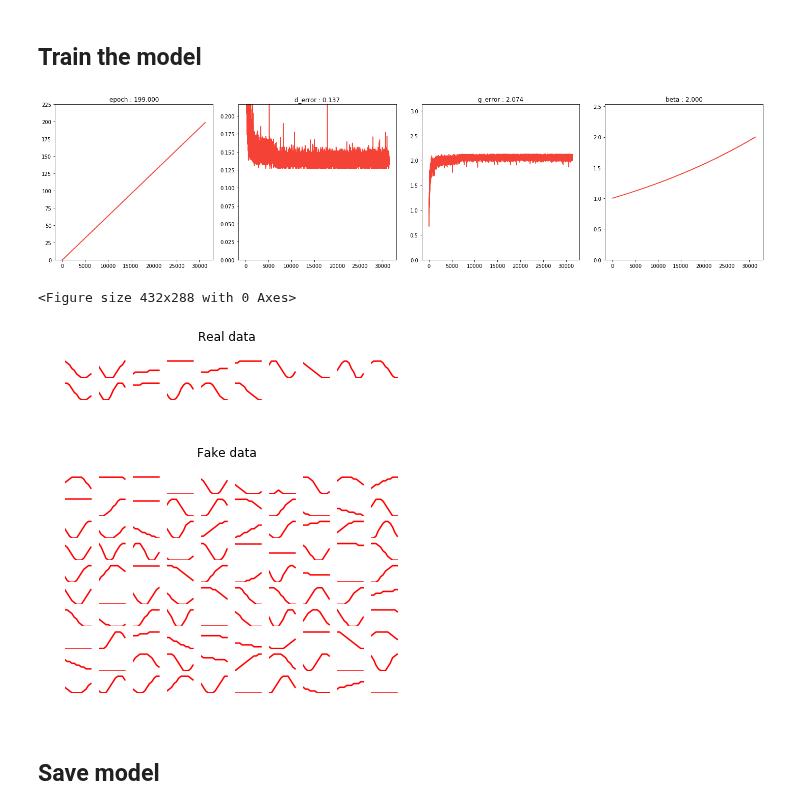
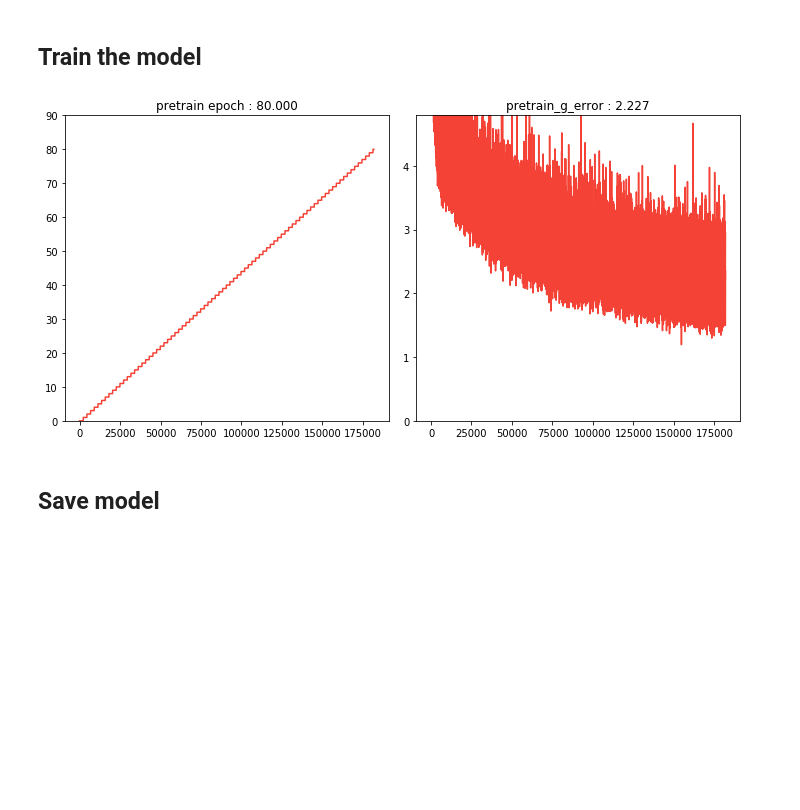
Before and after one commit to mhattingpete/GenerativeAdversarialNetworks, a Jupyter notebook: Notebooks/COCOCaptions/SARNNGAN-Gumbel.ipynb, the cells around one changed output. Drawn from its saved outputs; the diff is of its cells as text; code cells hidden in the pictures; blank space fills up the shorter version.

```diff
--- a/Notebooks/COCOCaptions/SARNNGAN-Gumbel.ipynb
+++ b/Notebooks/COCOCaptions/SARNNGAN-Gumbel.ipynb
@@ -50,7 +75,8 @@ max_seq_len = data_dict["max_seq_len"]
 # %% [markdown]
 ## Training setup
 # %%
-lr = 1e-4
+g_lr = 1e-4
+d_lr = 3e-5
 
 noise_size = 128
 
@@ -63,13 +89,13 @@ generator = GumbelSARNNGenerator(hidden_size=256,noise_size=noise_size,output_si
 discriminator = GumbelSARNNDiscriminator(input_size=num_classes,hidden_size=256,output_size=1).to(device)
 
 # otpimizers
-g_optimizer = optim.Adam(generator.parameters(),lr=lr)
-d_optimizer = optim.Adam(discriminator.parameters(),lr=lr)
+g_optimizer = optim.Adam(generator.parameters(),lr=g_lr)
+d_optimizer = optim.Adam(discriminator.parameters(),lr=d_lr)
 g_lr_scheduler = optim.lr_scheduler.ReduceLROnPlateau(g_optimizer,mode="min",factor=0.5,patience=2,verbose=True)
 
 # losses
 loss_fun = nn.BCEWithLogitsLoss()
-loss_weight = torch.ones(vocab_size).to(device)
+loss_weight = torch.ones(num_classes).to(device)
 loss_weight[SOS_TOKEN] = 0.0
 #loss_weight[EOS_TOKEN] = 0.0
 #loss_weight[UNK_TOKEN] = 0.0
@@ -91,7 +117,7 @@ Number of parameters in total: 801942
 # %% [markdown]
 ### Pretrain Generator
 # %%
-def pretrain_generator(real_data,fake_data,optimizer):
+def pretrain_generator(real_data,fake_data,optimizer,model):
     '''
     Pretrain the generator to generate realistic samples for a good initialization
     '''
@@ -103,8 +129,10 @@ def pretrain_generator(real_data,fake_data,optimizer):
     fake_data = torch.log(fake_data+1e-8)
     for i in range(fake_data.size(1)):
         loss += pretrain_loss_fun(fake_data[:,i,:],real_data[:,i])
+    loss /= fake_data.size(1)
     loss.backward()
 
+    nn.utils.clip_grad_norm_(model.parameters(),max_norm=1,norm_type="inf")
     optimizer.step()
     return loss
 # %% [markdown]
@@ -195,99 +223,106 @@ g_error = 0
 
 # pretrain generator
 for ep in range(epochs_pretrain):
+    train_iter = iter(train_data)
     batch_error = []
     for n_batch,batch in enumerate(train_iter):
-        real_data = batch.text
+        real_data = batch.text.to(device)
         N = real_data.size(0)
         num_steps = real_data.size(1)
-        real_data_onehot = onehot(real_data,vocab_size)#.to(device)
+        real_data_onehot = onehot(real_data,num_classes)
 
         # Generate fake data
         generator.train()
         noise = sample_noise(N,noise_size,device)
         fake_data = generator(z=noise,num_steps=num_steps,temperature=pretrain_temperature,
                               x=real_data.long())
+        if torch.isnan(fake_data).any():
+            noise = sample_noise(N,noise_size,device)
+            fake_data = generator(z=noise,num_steps=num_steps,temperature=pretrain_temperature,
+                                  x=real_data.long())
         # Train G
-        pretrain_g_error = pretrain_generator(real_data,fake_data,g_optimizer)
+        pretrain_g_error = pretrain_generator(real_data,fake_data,g_optimizer,generator)
         batch_error.append(pretrain_g_error)
-
-        del fake_data
-        del real_data
 
         # Log batch error and delete tensors
         pretrain_dis.update(pretrain_step,'train',{"pretrain epoch":ep,"pretrain_g_error":pretrain_g_error.item()})
         pretrain_step += 1
         if pretrain_step % 200 == 0:
             pretrain_dis.display(scale=True)
+        torch.cuda.empty_cache()
     g_lr_scheduler.step(torch.stack(batch_error).mean())
+    """
     if ep % 10 == 0:
         generator.eval()
         test_samples = generator(z=test_noise,num_steps=num_steps,temperature=pretrain_temperature)
         test_samples_vals = torch.argmax(test_samples,dim=2)
         plotSamples(test_samples_vals,xu=num_steps,yu=vocab_size,title="Fake data")
         plt.show()
+    """
 
 # train adverserially
 try:
     while epoch < num_epochs:
+        train_iter = iter(train_data)
         temperature = max_temperature**((epoch+1)/num_epochs)
         for n_batch,batch in enumerate(train_iter):
-            real_data = batch.text
+            real_data = batch.text.to(device)
             N = real_data.size(0)
             num_steps = real_data.size(1)
             # 1. Train Discriminator
-            real_data_onehot = onehot(real_data,vocab_size)#.to(device)
+            real_data_onehot = onehot(real_data,num_classes)
             real_data_onehot[real_data_onehot==1] = 0.9
             real_data_onehot[real_data_onehot==0] = (1.0-0.9)/(vocab_size-1.0)
 
             # Generate fake data and detach
             # (so gradients are not calculated for generator)
             noise_tensor = sample_noise(N,noise_size,device)
             with torch.no_grad():
                 fake_data = generator(z=noise_tensor,num_steps=num_steps,temperature=temperature).detach()
+            if torch.isnan(fake_data).any():
+                print(noise_tensor)
+                assert False
             # Train D
             d_error = train_discriminator(real_data_onehot,fake_data,d_optimizer)
 
             # 2. Train Generator every 'gen_train_freq' steps
             if global_step % gen_train_freq == 0:
                 for _ in range(gen_steps):
                     # Generate fake data
-                    fake_data = generator(z=sample_noise(N,noise_size,device),num_steps=num_steps,temperature=temperature)
+                    noise_tensor = sample_noise(N,noise_size,device)
+                    fake_data = generator(z=noise_tensor,num_steps=num_steps,temperature=temperature)
+                    if torch.isnan(fake_data).any():
+                        print(noise_tensor)
+                        assert False
                     # Train G
                     g_error = train_generator(real_data_onehot,fake_data,g_optimizer)
                     g_error = g_error.item()
 
             # Log batch error and delete tensors
             dis.update(global_step,'train',{"epoch":epoch,"d_error":d_error.item(),"g_error":g_error,
                                             "beta":temperature.item()})
             global_step += 1
-            del fake_data
-            del noise_tensor
 
             # Display Progress every few batches
             if global_step % 50 == 0:
-                test_samples = generator(z=test_noise,num_steps=num_steps,temperature=temperature)
-                test_samples_vals = torch.argmax(test_samples,dim=2)
+                #test_samples = generator(z=test_noise,num_steps=num_steps,temperature=temperature)
+                #test_samples_vals = torch.argmax(test_samples,dim=2)
                 dis.display(scale=True)
-                plotSamples(real_data,xu=num_steps,yu=num_classes,title="Real data")
-                plotSamples(test_samples_vals,xu=num_steps,yu=num_classes,title="Fake data")
-                if epoch % 50 == 0:
-                    plt.savefig("Figures/SA-RNN-GAN-ToyData-Epoch="+str(epoch)+".png")
-                plt.show()
-            del real_data
+                #plotSamples(real_data,xu=num_steps,yu=num_classes,title="Real data")
+                #plotSamples(test_samples_vals,xu=num_steps,yu=num_classes,title="Fake data")
+                #if epoch % 50 == 0:
+                #    plt.savefig("Figures/RaSGAN-SA-ToyData-Epoch="+str(epoch)+".png")
+                #plt.show()
         epoch += 1
 except:
-    test_samples = generator(z=test_noise,num_steps=num_steps,temperature=temperature)
-    test_samples_vals = torch.argmax(test_samples,dim=2)
+    #test_samples = generator(z=test_noise,num_steps=num_steps,temperature=temperature)
+    #test_samples_vals = torch.argmax(test_samples,dim=2)
     dis.display(scale=True)
-    plotSamples(real_data,xu=num_steps,yu=num_classes,title="Real data")
-    plotSamples(test_samples_vals,xu=num_steps,yu=num_classes,title="Fake data")
-    plt.savefig("Figures/SA-RNN-GAN-ToyData.png")
-    plt.show()
+    #plotSamples(real_data,xu=num_steps,yu=num_classes,title="Real data")
+    #plotSamples(test_samples_vals,xu=num_steps,yu=num_classes,title="Fake data")
+    #plt.savefig("Figures/RaSGAN-SA-ToyData.png")
+    #plt.show()
 # %% [output]
-[figure, old version]
+[figure, new version]
-<Figure size 432x288 with 0 Axes>
-[figure, removed]
-[figure, removed]
 # %% [markdown]
 ## Save model
```
Also changed, not shown: parts of 7 cells of this notebook, 8 other files.
